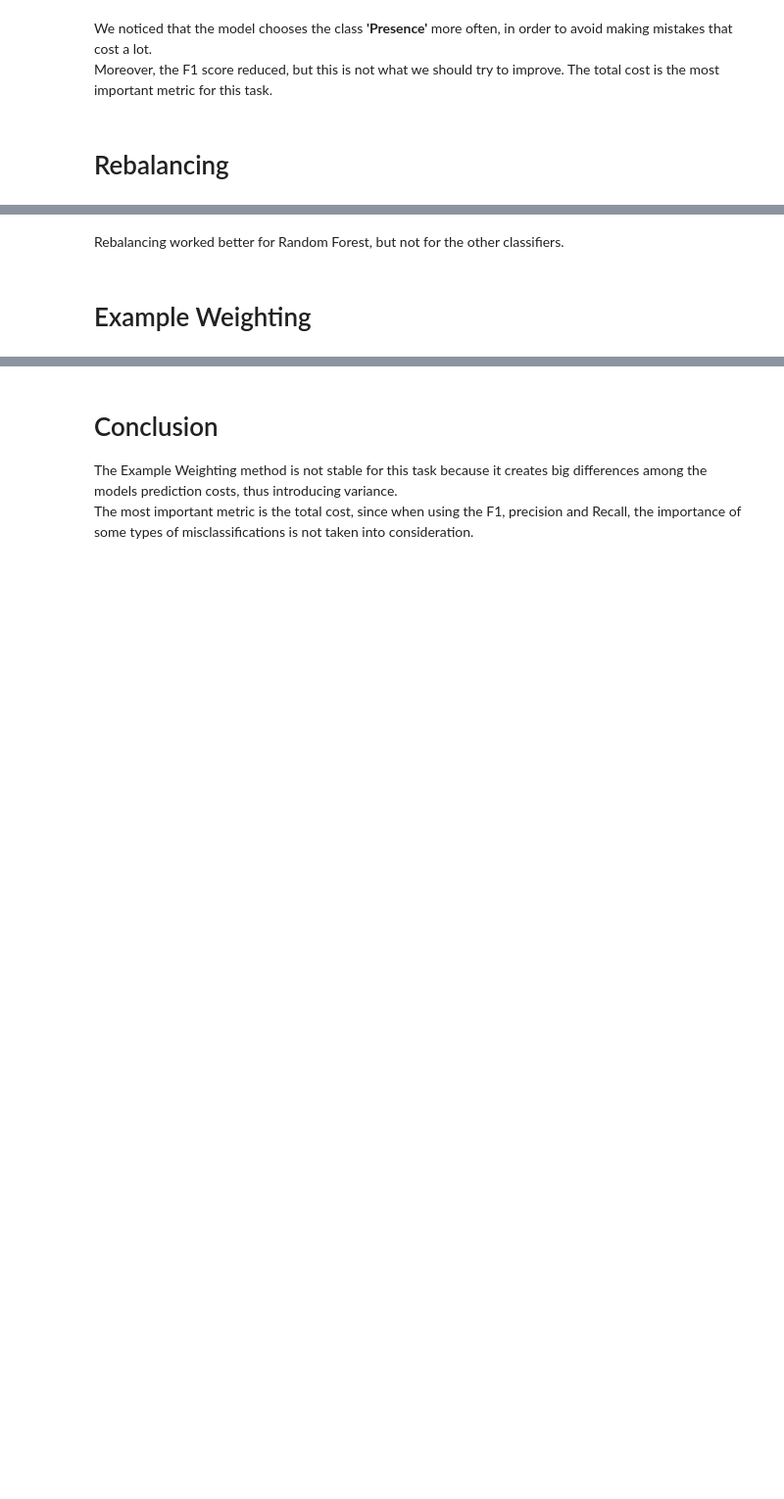
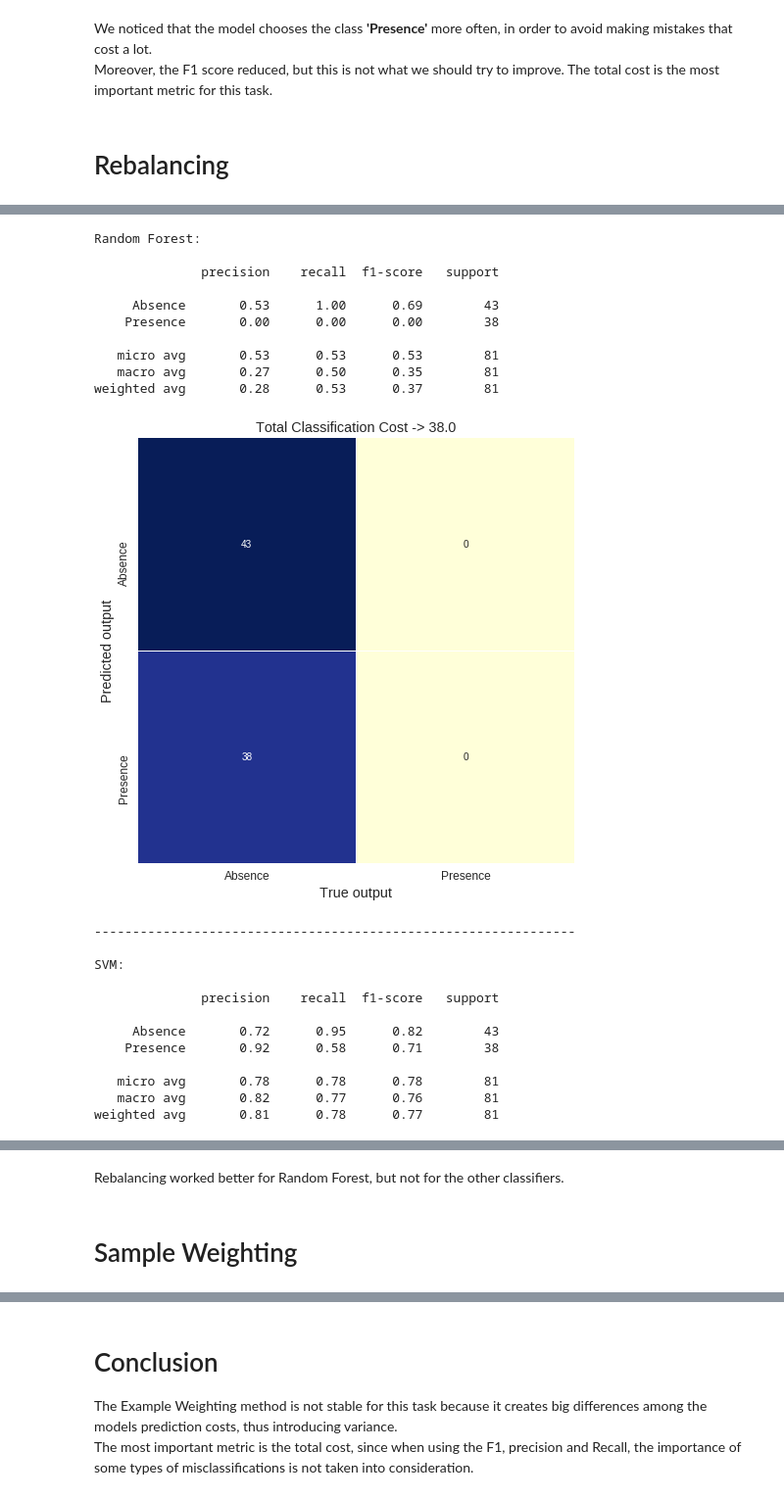
Before and after one commit to Adamantios/Ensembles-CSL-Imb_Learning-Models_Comparison, a Jupyter notebook: PartB.ipynb, the cells around one changed output, grey strips where cells are left out. Shown at 98% size. Saved outputs shown, nothing was run; the diff lists cells and outputs as text; code cells hidden in the pictures; blank space fills up the shorter version.

```diff
--- a/PartB.ipynb
+++ b/PartB.ipynb
@@ -482,0 +426,71 @@ weighted avg       0.77      0.58      0.47        81
+# %%
+def roulette_sampling():
+    # Set numpy seed.
+    np.random.seed(0)
+
+    # Define some arrays for the examples costs and the resampled X and y.
+    costs = np.empty(X_train.shape[0], int)
+    X_resampled = np.empty(X_train.shape)
+    y_resampled = np.empty(X_train.shape[0], int)
+
+    # Set the examples costs.
+    costs[y_train == 0] = 5
+    costs[y_train == 1] = 1
+
+    # Calculate the probability of an example being chosen,
+    # based on the division of its cost with the total cost.
+    total_cost = np.sum(costs)
+    probs = costs/total_cost
+    # Choose an index with replacement randomly, given the calculated probabilities.
+    indices = np.random.choice(X_train.shape[0], X_train.shape[0], True, probs)
+
+    # Get the X and y corresponding to the randomly chosen indices.
+    for counter, index in enumerate(indices):
+        X_resampled[counter, :] = X_train[index, :]
+        y_resampled[counter] = y_train[index]
+
+    return X_resampled, y_resampled
+
+def rebalancing_predict(clf):
+    """
+    Predicts using random underampling and random oversampling with a given classifier.
+    """
+    # Resample data.
+    X_resampled, y_resampled = roulette_sampling()
+
+    # Fit classifier with the undersampled data.
+    clf.fit(X_resampled, y_resampled)
+
+    # Return predictions.
+    return clf.predict(X_test)
+
+# Make a full report for all the classifiers.
+full_cs_report(y_test,
+               rebalancing_predict(forest),
+               rebalancing_predict(svm),
+               rebalancing_predict(bayes),
+               labels, cost_mat_test)
+# %% [output]
+Random Forest:
+
+              precision    recall  f1-score   support
+
+     Absence       0.53      1.00      0.69        43
+    Presence       0.00      0.00      0.00        38
+
+   micro avg       0.53      0.53      0.53        81
+   macro avg       0.27      0.50      0.35        81
+weighted avg       0.28      0.53      0.37        81
+[figure, added]
+---------------------------------------------------------------
+
+SVM:
+
+              precision    recall  f1-score   support
+
+     Absence       0.72      0.95      0.82        43
+    Presence       0.92      0.58      0.71        38
+
+   micro avg       0.78      0.78      0.78        81
+   macro avg       0.82      0.77      0.76        81
+weighted avg       0.81      0.78      0.77        81
@@ -483,7 +511,7 @@ weighted avg       0.77      0.58      0.47        81
 # %% [markdown]
 Rebalancing worked better for Random Forest, but not for the other classifiers.
 # %% [markdown]
-# Example Weighting
+# Sample Weighting
 # %%
 def weighting_predict(clf):
     """
```
Also changed, not shown: parts of 16 cells of this notebook, 1 other file.
